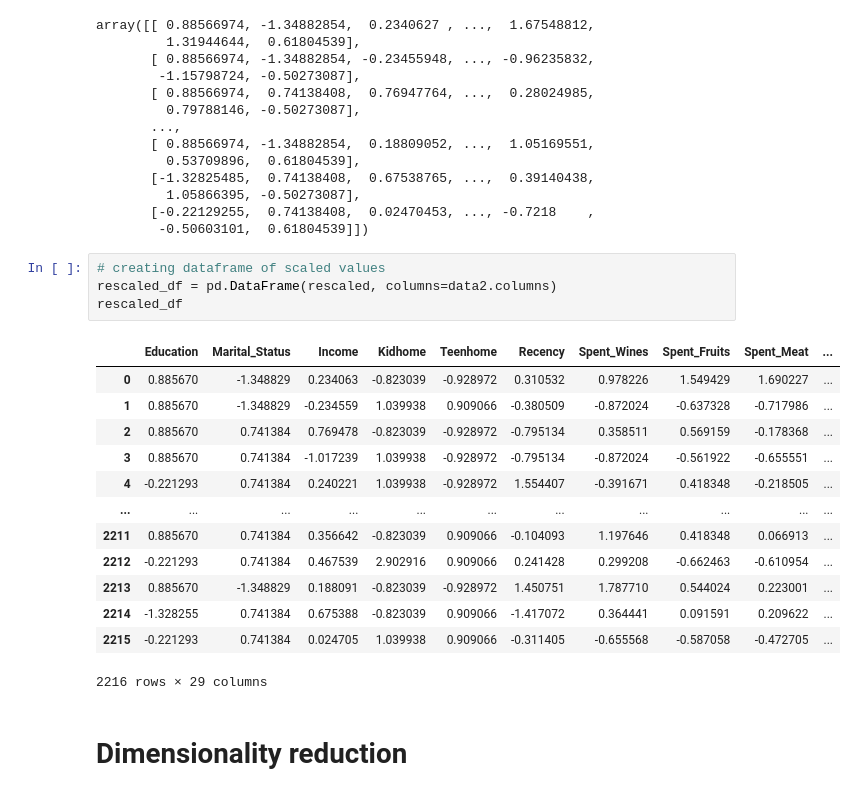
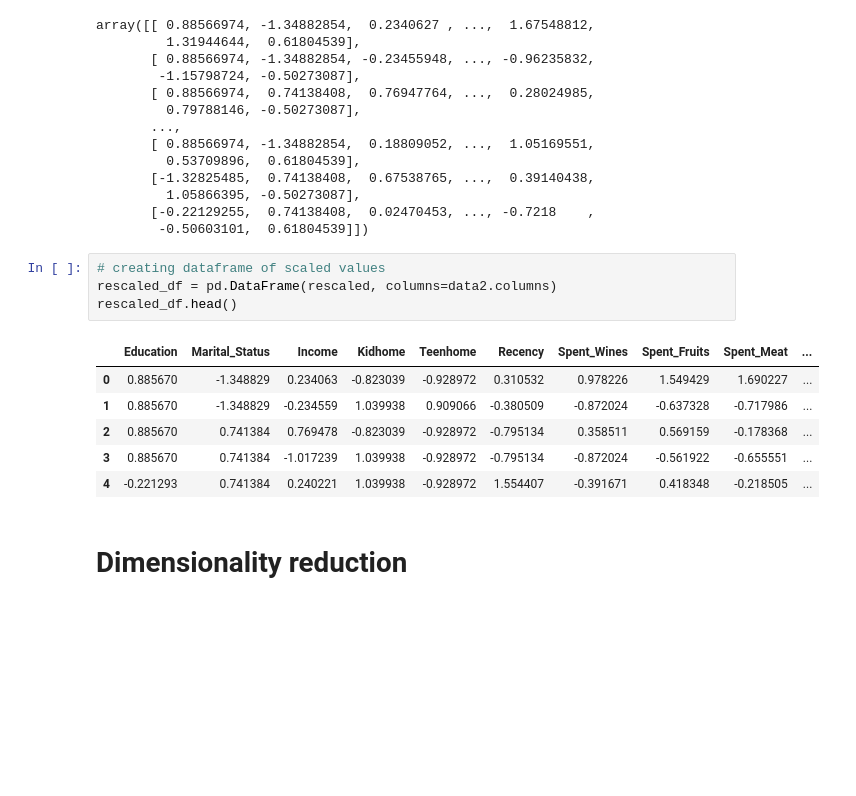
Before and after one commit to RiteshopShrivastava/Customer_Behavior_Analysis, a Jupyter notebook: Customer_Behaviour_Analysis.ipynb, the cells around one changed output. Drawn from its saved outputs; the diff is of its cells as text; blank space fills up the shorter version.

```diff
--- a/Customer_Behaviour_Analysis.ipynb
+++ b/Customer_Behaviour_Analysis.ipynb
@@ -479,21 +481,14 @@ array([[ 0.88566974, -1.34882854,  0.2340627 , ...,  1.67548812,
 # %%
 # creating dataframe of scaled values
 rescaled_df = pd.DataFrame(rescaled, columns=data2.columns)
-rescaled_df
+rescaled_df.head()
 # %% [output]
 |  | Education | Marital_Status | Income | Kidhome | Teenhome | Recency | Spent_Wines | Spent_Fruits | Spent_Meat | ... |
 | 0 | 0.885670 | -1.348829 | 0.234063 | -0.823039 | -0.928972 | 0.310532 | 0.978226 | 1.549429 | 1.690227 | ... |
 | 1 | 0.885670 | -1.348829 | -0.234559 | 1.039938 | 0.909066 | -0.380509 | -0.872024 | -0.637328 | -0.717986 | ... |
 | 2 | 0.885670 | 0.741384 | 0.769478 | -0.823039 | -0.928972 | -0.795134 | 0.358511 | 0.569159 | -0.178368 | ... |
 | 3 | 0.885670 | 0.741384 | -1.017239 | 1.039938 | -0.928972 | -0.795134 | -0.872024 | -0.561922 | -0.655551 | ... |
 | 4 | -0.221293 | 0.741384 | 0.240221 | 1.039938 | -0.928972 | 1.554407 | -0.391671 | 0.418348 | -0.218505 | ... |
-| ... | ... | ... | ... | ... | ... | ... | ... | ... | ... | ... |
-| 2211 | 0.885670 | 0.741384 | 0.356642 | -0.823039 | 0.909066 | -0.104093 | 1.197646 | 0.418348 | 0.066913 | ... |
-| 2212 | -0.221293 | 0.741384 | 0.467539 | 2.902916 | 0.909066 | 0.241428 | 0.299208 | -0.662463 | -0.610954 | ... |
-| 2213 | 0.885670 | -1.348829 | 0.188091 | -0.823039 | -0.928972 | 1.450751 | 1.787710 | 0.544024 | 0.223001 | ... |
-| 2214 | -1.328255 | 0.741384 | 0.675388 | -0.823039 | 0.909066 | -1.417072 | 0.364441 | 0.091591 | 0.209622 | ... |
-| 2215 | -0.221293 | 0.741384 | 0.024705 | 1.039938 | 0.909066 | -0.311405 | -0.655568 | -0.587058 | -0.472705 | ... |
-2216 rows × 29 columns
 # %% [markdown]
 # Dimensionality reduction
 # %%
```
Also changed, not shown: parts of 9 cells of this notebook.
